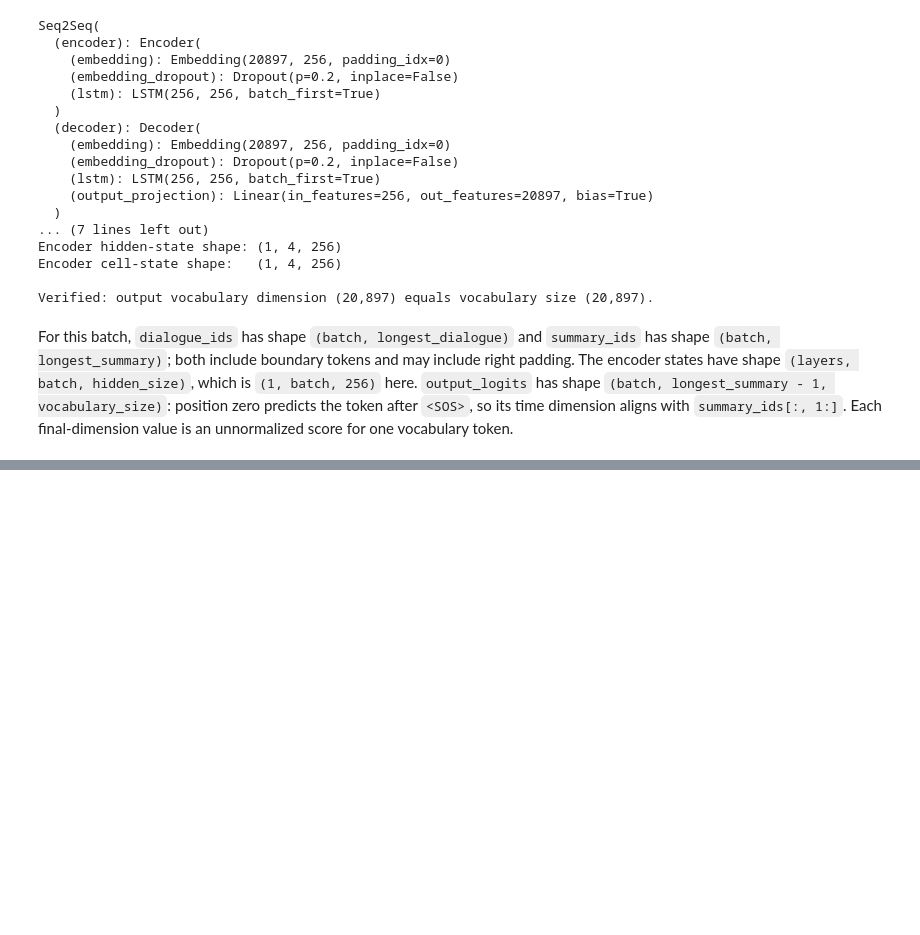
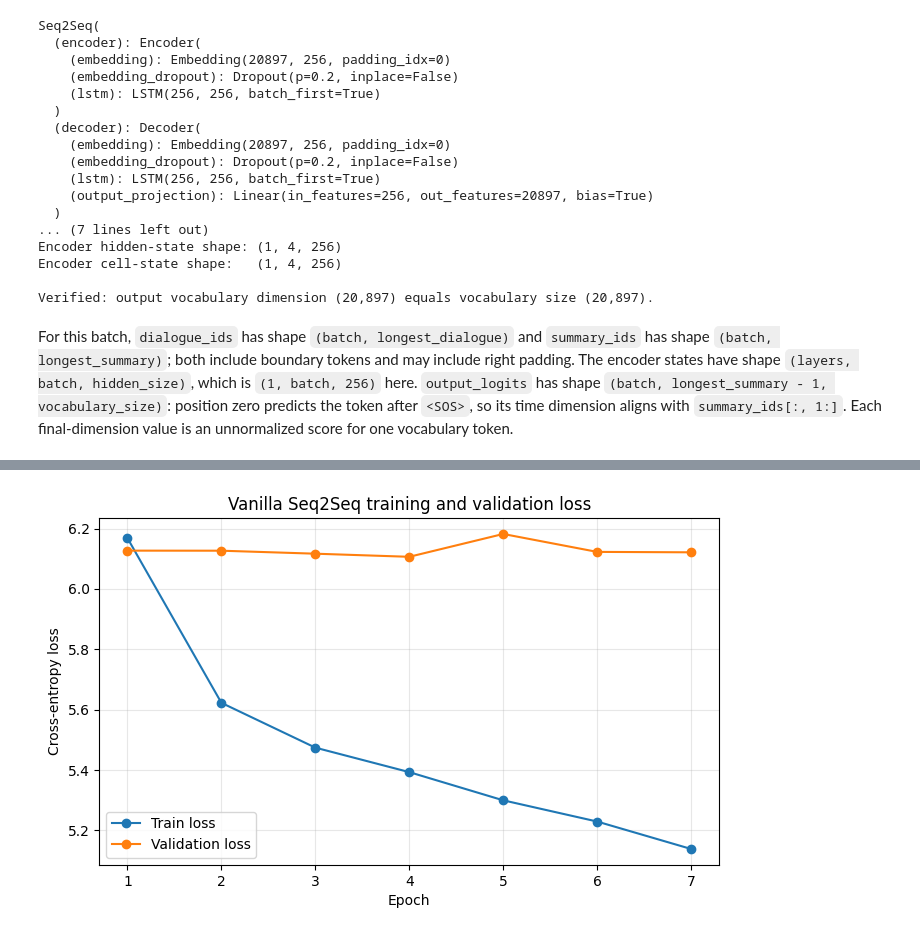
Before and after one commit to omarkashif/dialogue-summarization, a Jupyter notebook: notebooks/analysis.ipynb, the cells around one changed output, grey strips where cells are left out. Drawn from its saved outputs; the diff is of its cells as text; code cells hidden in the pictures; blank space fills up the shorter version.

```diff
--- a/notebooks/analysis.ipynb
+++ b/notebooks/analysis.ipynb
@@ -385,0 +434,21 @@ For this batch, `dialogue_ids` has shape `(batch, longest_dialogue)` and `summar
+# %%
+# Run after the sanity-check cell has completed successfully.
+# Resetting the seed makes the full run reproducible independently of the smoke test.
+set_seed(SEED)
+history = fit(
+    model=model,
+    train_loader=train_loader,
+    validation_loader=validation_loader,
+    optimizer=optimizer,
+    criterion=criterion,
+    checkpoint_path=checkpoint_path,
+    device=device,
+    max_epochs=MAX_EPOCHS,
+    patience=EARLY_STOPPING_PATIENCE,
+    teacher_forcing_ratio=TRAIN_TEACHER_FORCING_RATIO,
+)
+
+print(
+    f'Best validation checkpoint: epoch {history.best_epoch} '
+    f'(loss={history.best_validation_loss:.4f}) at {checkpoint_path}'
+)
@@ -385,0 +465,14 @@ For this batch, `dialogue_ids` has shape `(batch, longest_dialogue)` and `summar
+# %%
+epochs = range(1, len(history.train_losses) + 1)
+plt.figure(figsize=(8, 4.5))
+plt.plot(epochs, history.train_losses, marker='o', label='Train loss')
+plt.plot(epochs, history.validation_losses, marker='o', label='Validation loss')
+plt.xlabel('Epoch')
+plt.ylabel('Cross-entropy loss')
+plt.title('Vanilla Seq2Seq training and validation loss')
+plt.xticks(list(epochs))
+plt.legend()
+plt.grid(alpha=0.3)
+plt.show()
+# %% [output]
+[figure, added]
```
Also changed, not shown: parts of 21 cells of this notebook, 13 other files.
